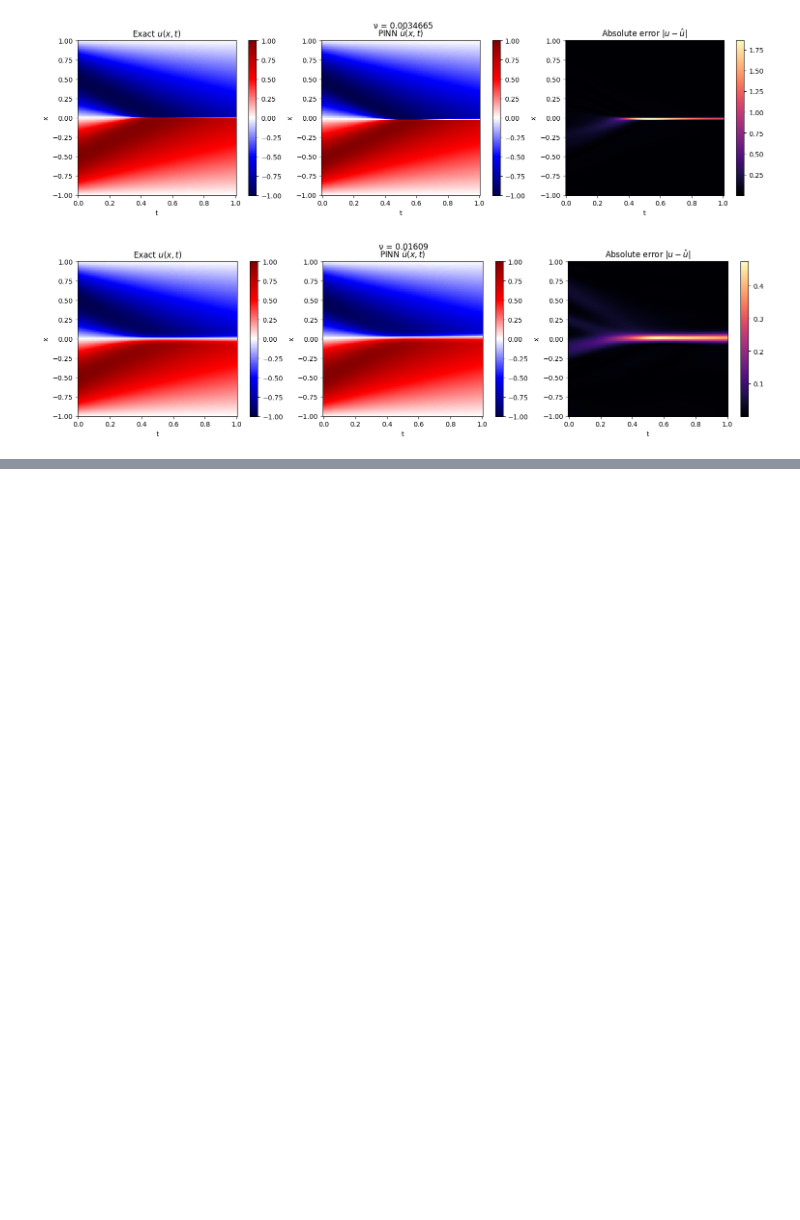
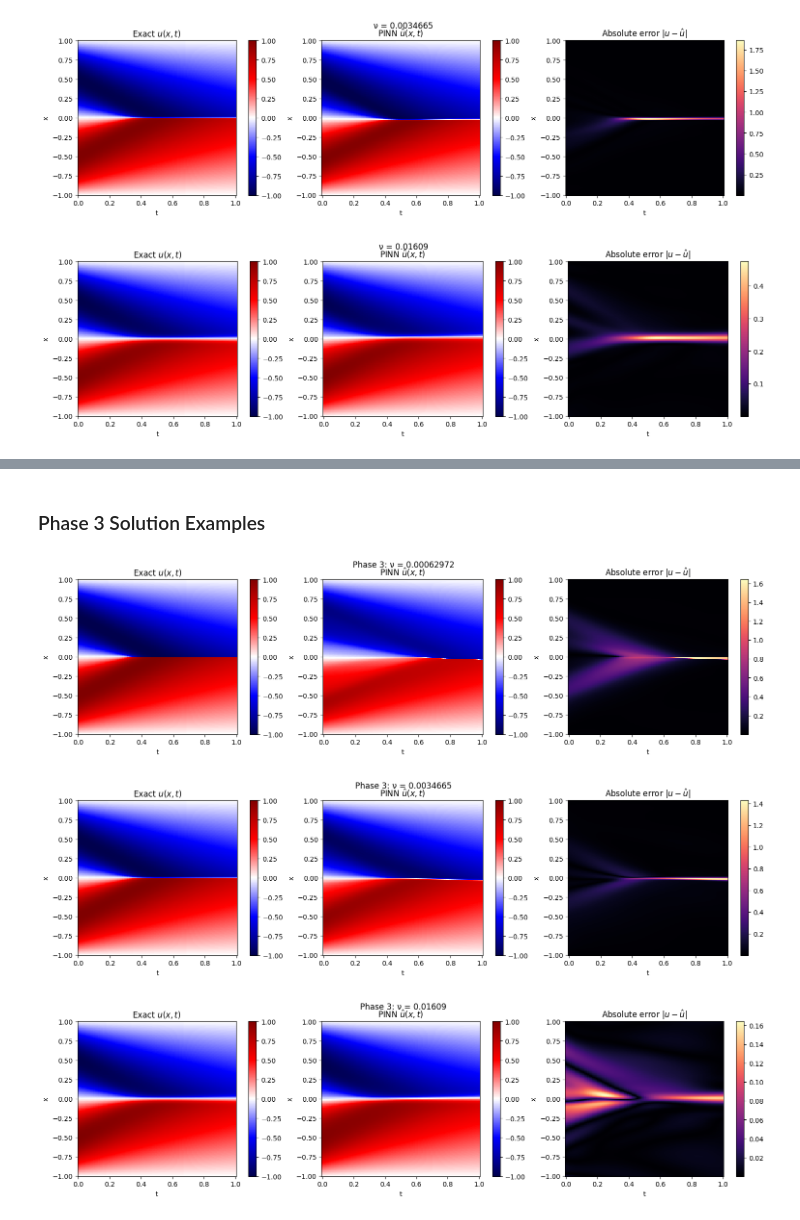
Before and after one commit to Sr-santi/PINN-burgers-eq, a Jupyter notebook: PINN_model_lightning.ipynb, the cells around one changed output, grey strips where cells are left out. Drawn from its saved outputs; the diff is of its cells as text; code cells hidden in the pictures; blank space fills up the shorter version.

```diff
--- a/PINN_model_lightning.ipynb
+++ b/PINN_model_lightning.ipynb
@@ -493,0 +675,32 @@ panels_for_nu(
+# %% [markdown]
+### Phase 3 Solution Examples
+# %%
+# Visualize Phase 3 solutions at select viscosities
+def panels_for_nu_p3(nu_pick: float) -> None:
+    """Plot exact vs PINN at viscosity ν"""
+    u_star = burgers_exact(X_GRID, T_GRID, nu=nu_pick)
+    u_hat = predict_on_grid(model_p3_lbfgs.pinn, X_GRID, T_GRID, nu_pick)
+    fig = plot_solution_panels(u_hat, u_star, nu=nu_pick)
+    fig.suptitle(f"Phase 3: ν = {nu_pick:.5g}", y=1.02)
+    plt.show()
+
+nu_lo_p3 = float(NU_SCAN[4])
+nu_mid_p3 = float(NU_SCAN[len(NU_SCAN)//2])
+nu_hi_p3 = float(NU_SCAN[-5])
+
+# sharpest shock structure
+panels_for_nu_p3(
+    nu_lo_p3
+)
+# intermediate diffusion
+panels_for_nu_p3(
+    nu_mid_p3
+)
+# smooth gradients"
+panels_for_nu_p3(
+    nu_hi_p3
+)
+# %% [output]
+[figure, added]
+[figure, added]
+[figure, added]
```
Also changed, not shown: parts of 13 cells of this notebook.
